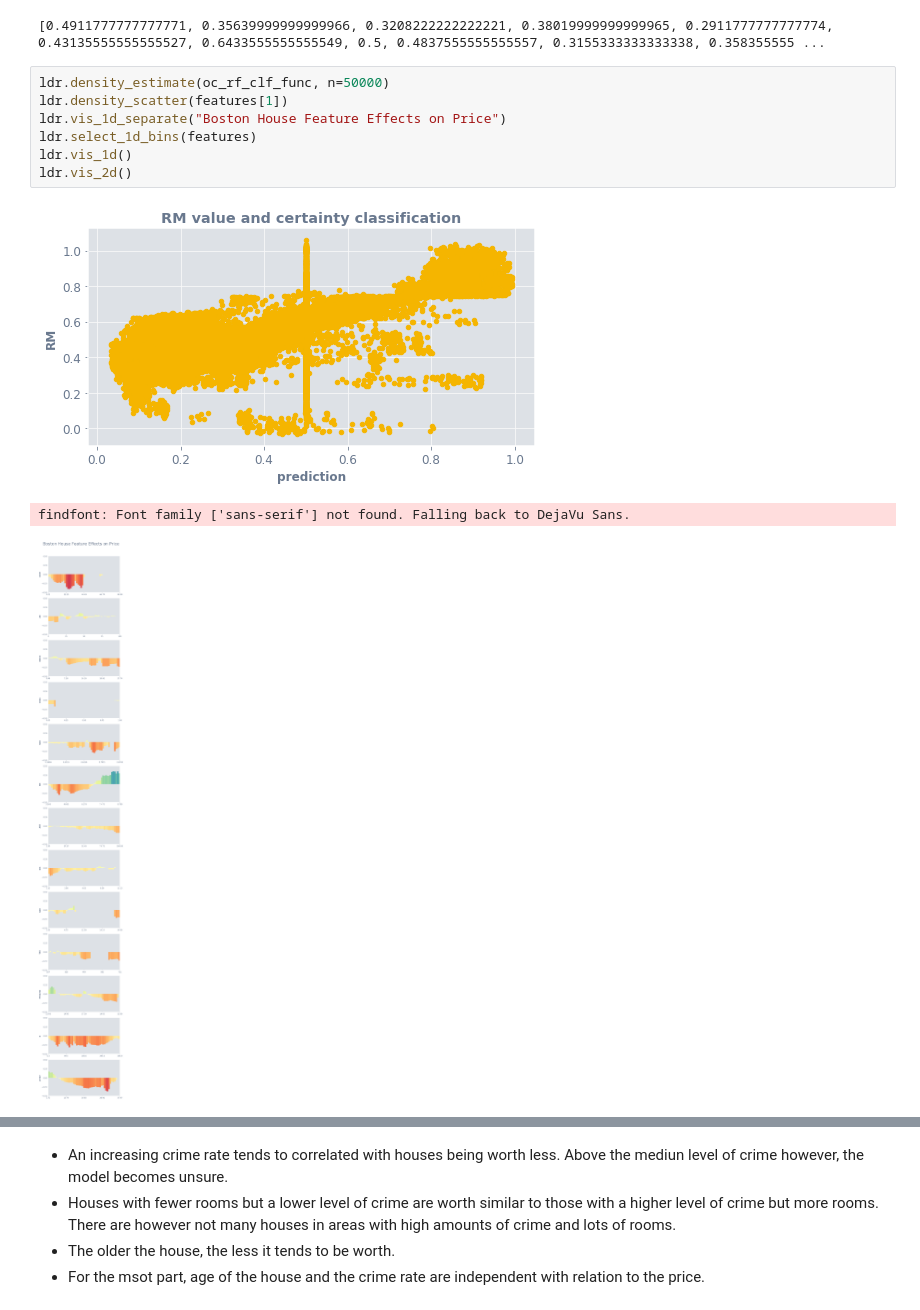
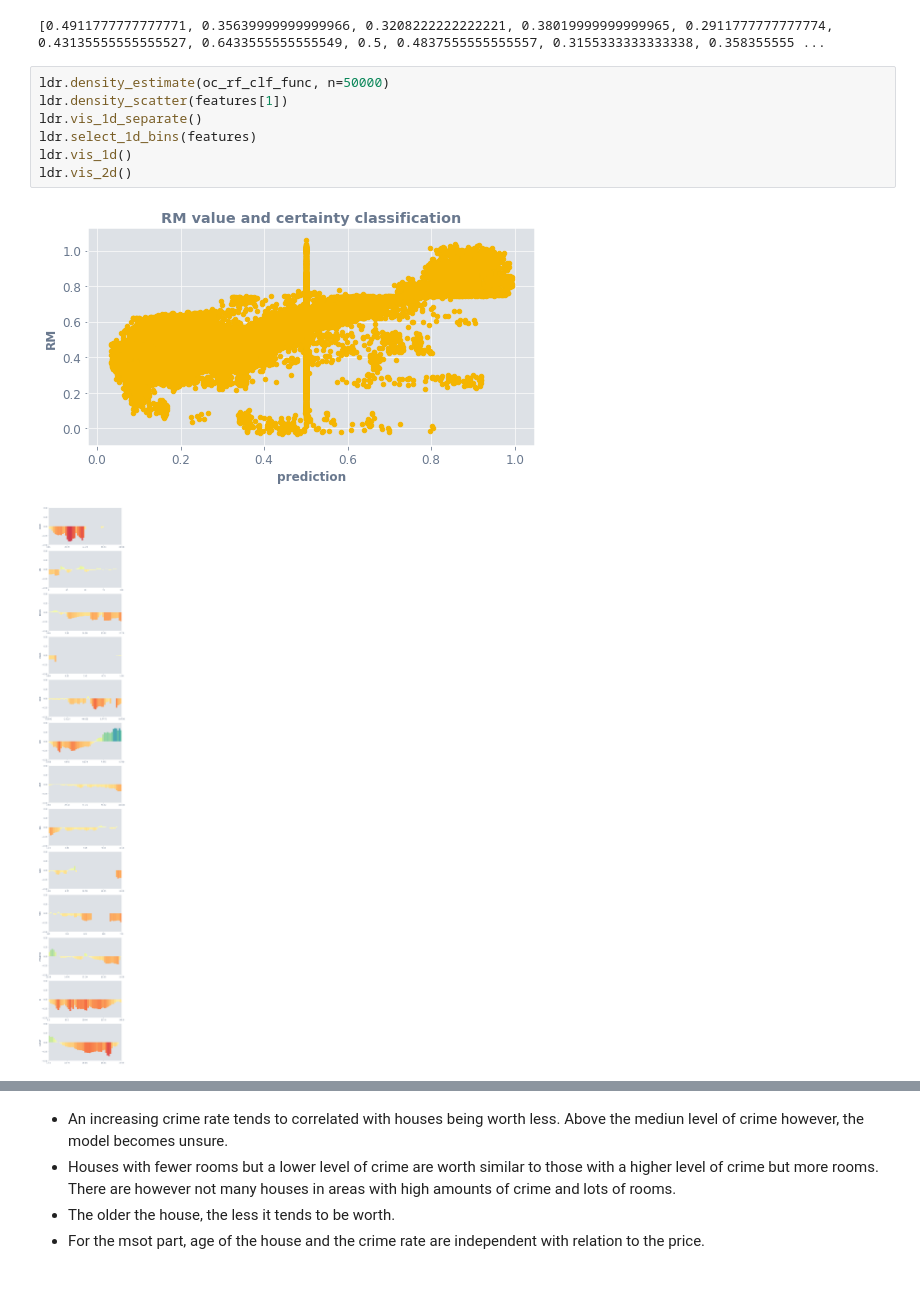
Before and after one commit to Ekrekr/ldr, a Jupyter notebook: regression_example.ipynb, the cells around one changed output, grey strips where cells are left out. Saved outputs shown, nothing was run; the diff lists cells and outputs as text.

```diff
--- a/regression_example.ipynb
+++ b/regression_example.ipynb
@@ -138,11 +138,10 @@ print(tst[:30])
 # %%
 ldr.density_estimate(oc_rf_clf_func, n=50000)
 ldr.density_scatter(features[1])
-ldr.vis_1d_separate("Boston House Feature Effects on Price")
+ldr.vis_1d_separate()
 ldr.select_1d_bins(features)
 ldr.vis_1d()
 ldr.vis_2d()
 # %% [output]
 [figure]
-findfont: Font family ['sans-serif'] not found. Falling back to DejaVu Sans.
-[figure, old version]
+[figure, new version]
```
Also changed, not shown: parts of 14 cells of this notebook, 11 other files.
